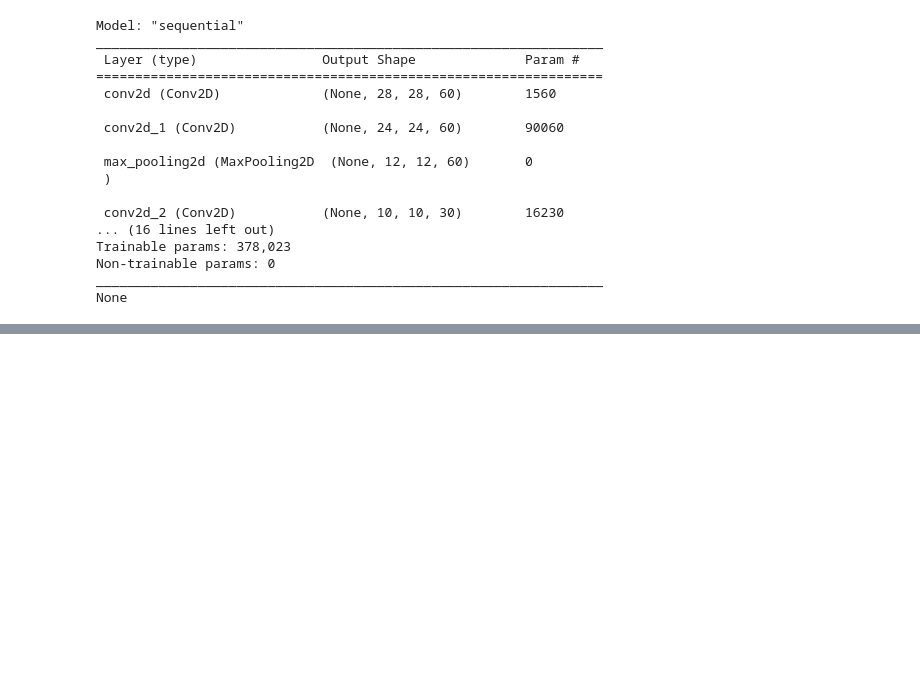
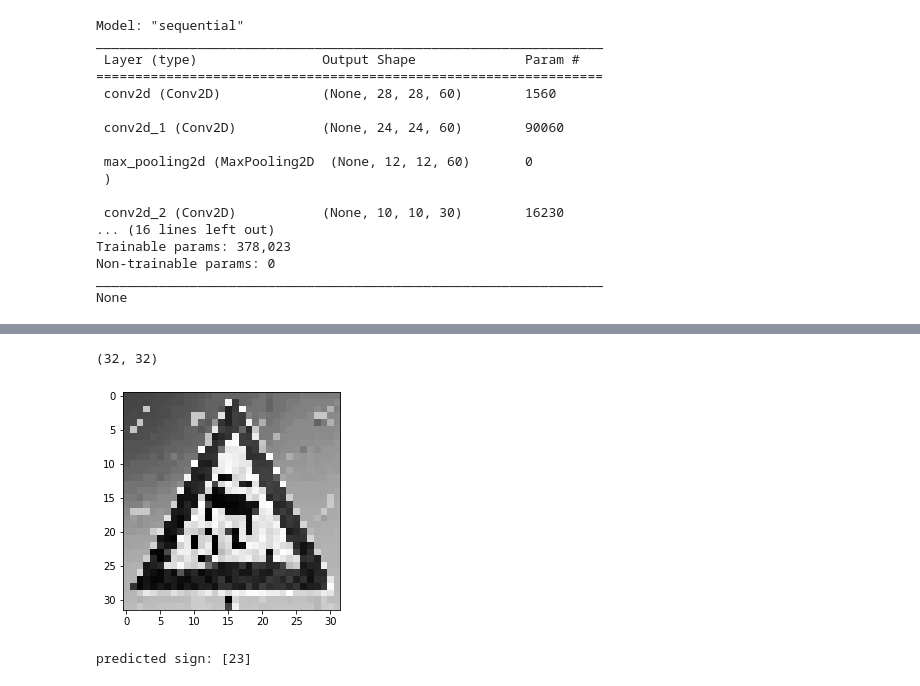
Before and after one commit to BeytullahYayla/Computer-Vision-For-Self-Driving-Cars, a Jupyter notebook: Classifying Road Symbols/Classifying_Road_Symbols.ipynb, the cells around one changed output, grey strips where cells are left out. Saved outputs shown, nothing was run; the diff lists cells and outputs as text; code cells hidden in the pictures; blank space fills up the shorter version.

```diff
--- a/Classifying Road Symbols/Classifying_Road_Symbols.ipynb
+++ b/Classifying Road Symbols/Classifying_Road_Symbols.ipynb
@@ -237,0 +287,9 @@ Text(0, 0.5, 'Loss')
+# %%
+img = np.asarray(img)
+img = cv2.resize(img, (32, 32))
+img = preprocessing(img)
+plt.imshow(img, cmap = plt.get_cmap('gray'))
+print(img.shape)
+# %% [output]
+(32, 32)
+[figure, added]
@@ -237,0 +298,6 @@ Text(0, 0.5, 'Loss')
+# %%
+predicted_image=model.predict(img)
+predicted_class=np.argmax(predicted_image,axis=1)
+print("predicted sign: "+ str(predicted_class))
+# %% [output]
+predicted sign: [23]
```
Also changed, not shown: parts of 16 cells of this notebook.
